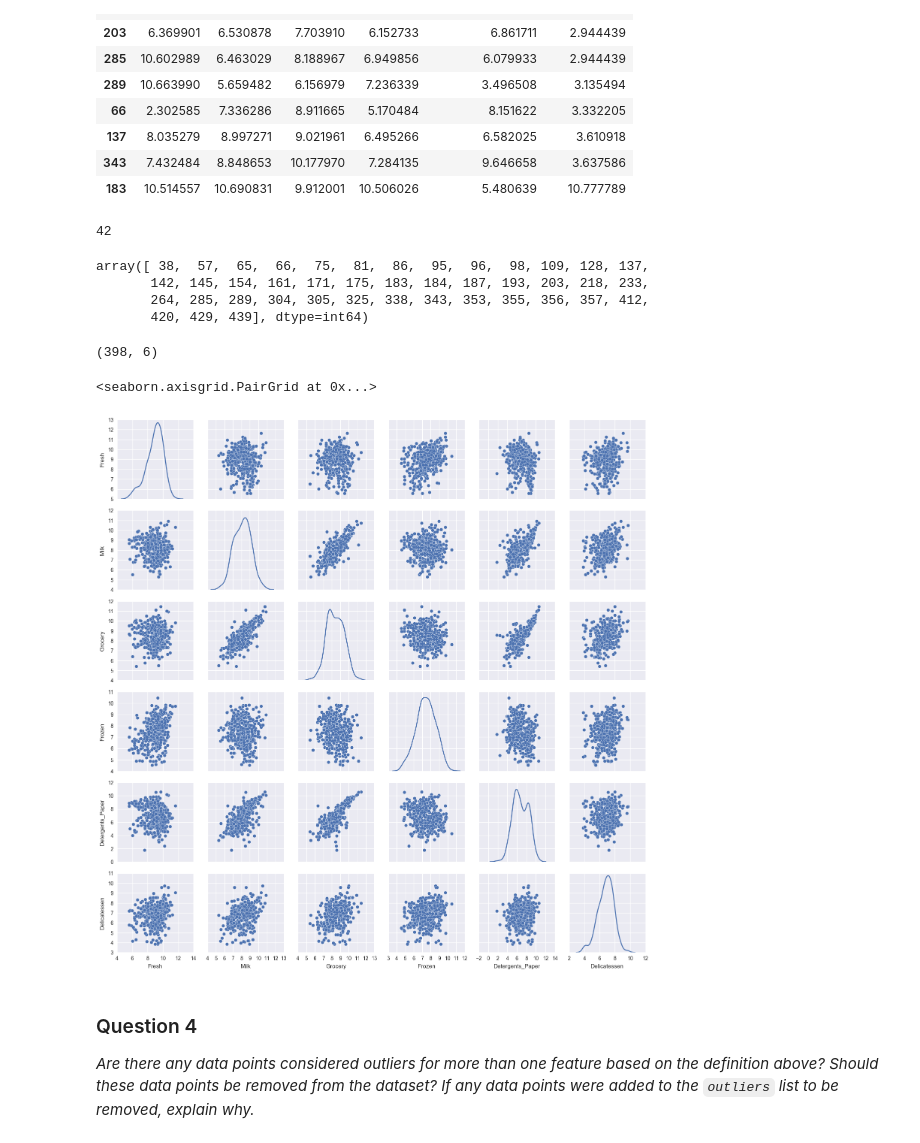
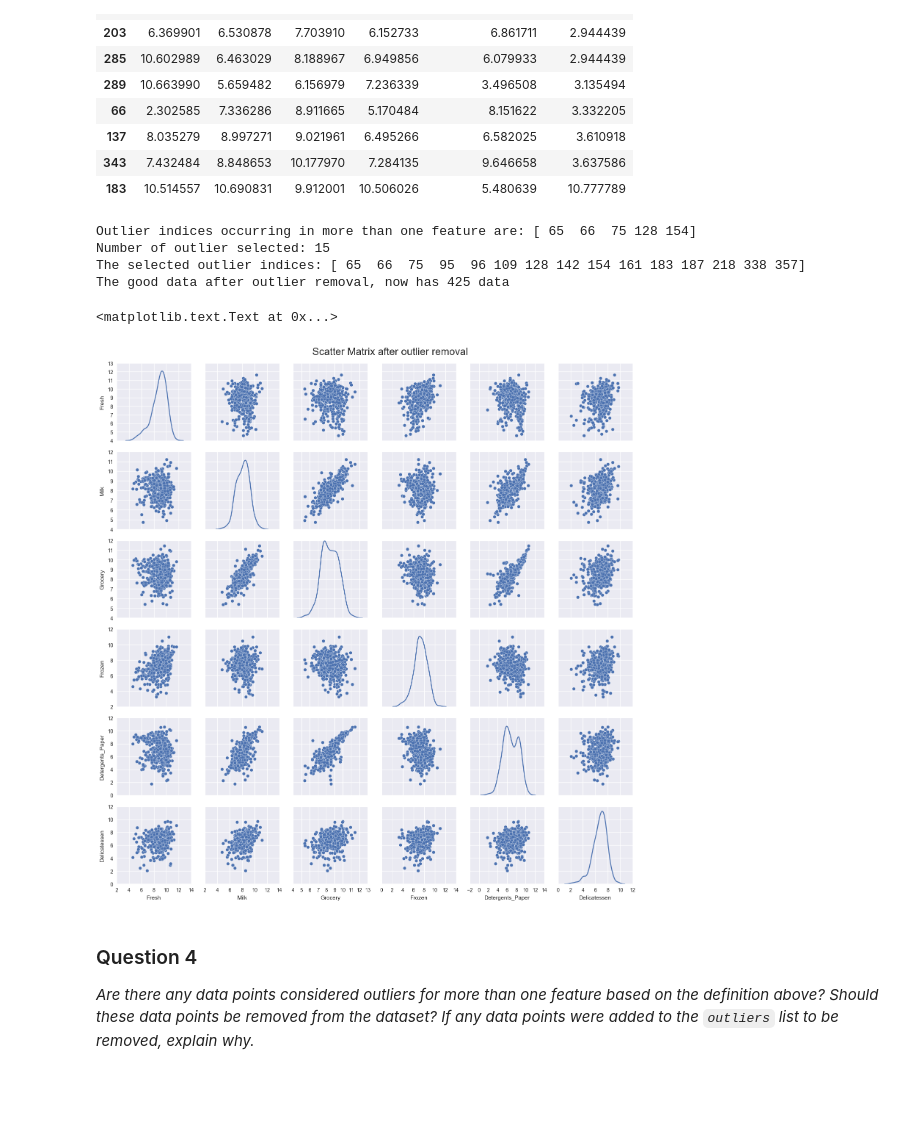
Before and after one commit to pritywiz/MLcourse, a Jupyter notebook: customer_segments/customer_segments.ipynb, the cells around one changed output. Saved outputs shown, nothing was run; the diff lists cells and outputs as text; code cells hidden in the pictures; blank space fills up the shorter version.

```diff
--- a/customer_segments/customer_segments.ipynb
+++ b/customer_segments/customer_segments.ipynb
@@ -281,13 +281,12 @@ for feature in log_data.keys():
     outlier_data = log_data[~((log_data[feature] >= Q1 - step) & (log_data[feature] <= Q3 + step))]
     display(outlier_data.sort(feature))
     outliers += list(outlier_data.index)
-    #display(outlier_data.index)
 
-#outliers = [out for out in outliers if outliers.count(out) > 1]
-#outliers += [86, 95, 109, 142, 161, 183, 187, 218, 325, 338]
+outliers = [out for out in outliers if outliers.count(out) > 1]
 outliers = list(set(outliers))
+outliers_mtone = list(outliers)
+outliers += [95, 96, 109, 142, 161, 183, 187, 218, 338, 357]
 good_data = log_data.drop(log_data.index[outliers]).reset_index(drop = True).sort()
-#display(data.loc[outliers].sort())
 # %% [output]
 Data points considered outliers for the feature 'Fresh':
 |  | Fresh | Milk | Grocery | Frozen | Detergents_Paper | Delicatessen |
@@ -349,22 +348,22 @@ Data points considered outliers for the feature 'Delicatessen':
 | 137 | 8.035279 | 8.997271 | 9.021961 | 6.495266 | 6.582025 | 3.610918 |
 | 343 | 7.432484 | 8.848653 | 10.177970 | 7.284135 | 9.646658 | 3.637586 |
 | 183 | 10.514557 | 10.690831 | 9.912001 | 10.506026 | 5.480639 | 10.777789 |
-# %%
-print len(outliers)
-display(np.sort(outliers))
-display(good_data.shape)
-# %% [output]
-42
-array([ 38,  57,  65,  66,  75,  81,  86,  95,  96,  98, 109, 128, 137,
-       142, 145, 154, 161, 171, 175, 183, 184, 187, 193, 203, 218, 233,
-       264, 285, 289, 304, 305, 325, 338, 343, 353, 355, 356, 357, 412,
-       420, 429, 439], dtype=int64)
-(398, 6)
+# %%
+print "Outlier indices occurring in more than one feature are: {}".format(np.sort(outliers_mtone))
+print "Number of outlier selected: {}".format(len(outliers))
+print "The selected outlier indices: {}".format(np.sort(outliers))
+print "The good data after outlier removal, now has {} data".format(good_data.shape[0])
+# %% [output]
+Outlier indices occurring in more than one feature are: [ 65  66  75 128 154]
+Number of outlier selected: 15
+The selected outlier indices: [ 65  66  75  95  96 109 128 142 154 161 183 187 218 338 357]
+The good data after outlier removal, now has 425 data
 # %%
-sns.pairplot(good_data, diag_kind="kde", plot_kws=dict(s=40, edgecolor="w"))
+g = sns.pairplot(good_data, diag_kind="kde", plot_kws=dict(s=40, edgecolor="w"))
+g.fig.text(0.4, 1.00,'Scatter Matrix after outlier removal', fontsize=20)
 # %% [output]
-<seaborn.axisgrid.PairGrid at 0x...>
+<matplotlib.text.Text at 0x...>
-[figure, old version]
+[figure, new version]
 # %% [markdown]
 ### Question 4
 *Are there any data points considered outliers for more than one feature based on the definition above? Should these data points be removed from the dataset? If any data points were added to the `outliers` list to be removed, explain why.*
```
Also changed, not shown: parts of 36 cells of this notebook, 1 other file.
